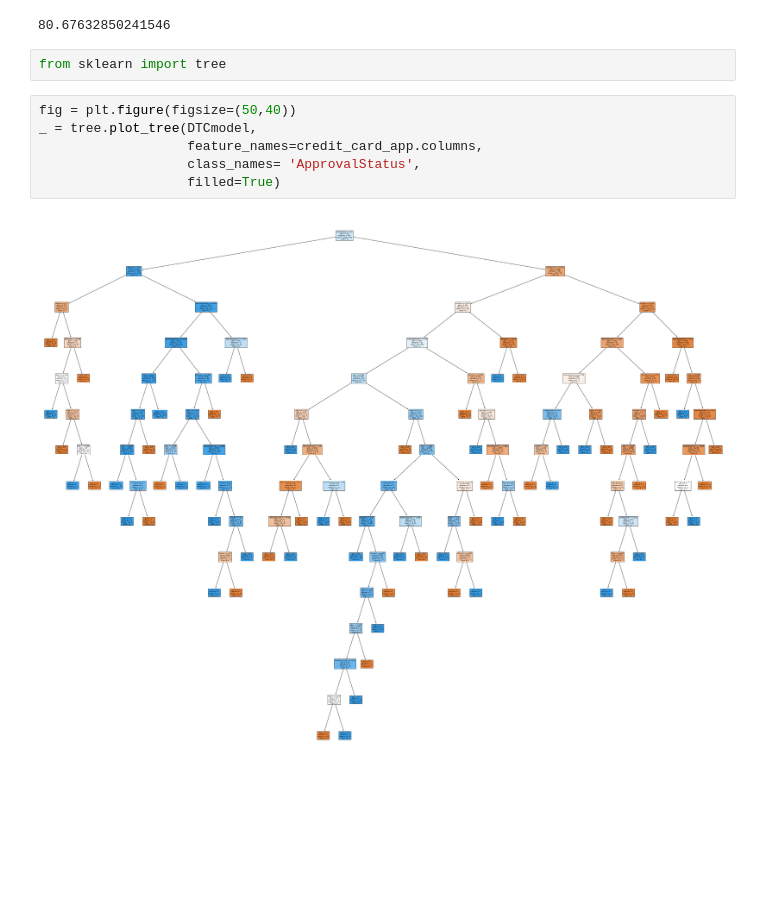
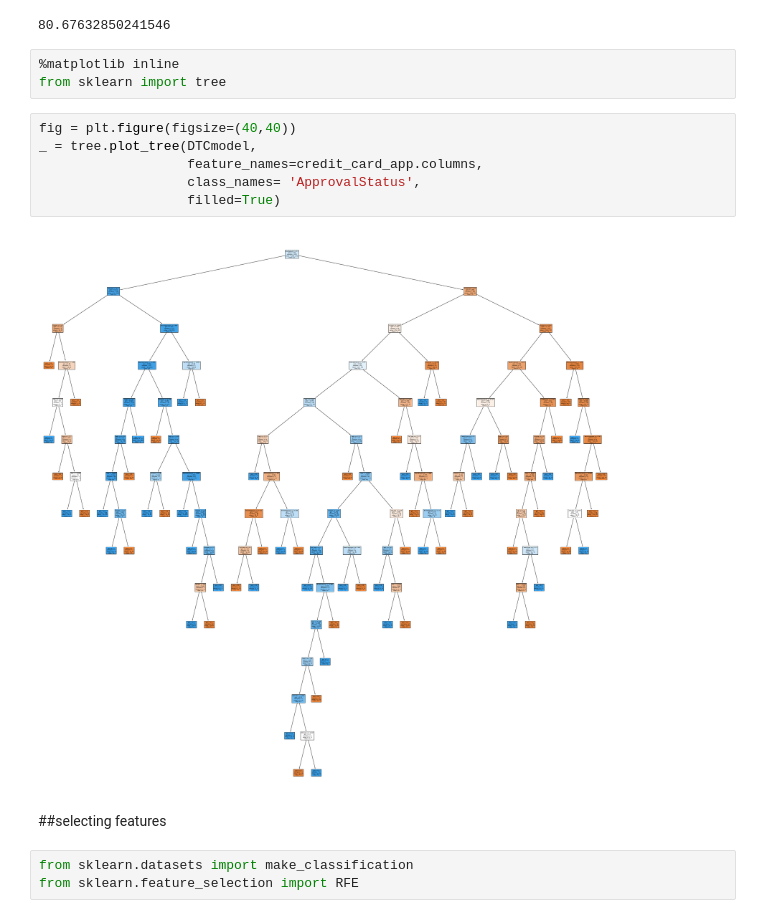
Before and after one commit to damiiete/credit-card-approval-prediction, a Jupyter notebook: credit_approval.ipynb, the cells around one changed output. Cells and saved outputs as stored; diff of their text form; blank space fills up the shorter version.

```diff
--- a/credit_approval.ipynb
+++ b/credit_approval.ipynb
@@ -748,12 +778,18 @@ DTCaccuracy
 # %% [output]
 80.67632850241546
 # %%
+%matplotlib inline
 from sklearn import tree
 # %%
-fig = plt.figure(figsize=(50,40))
+fig = plt.figure(figsize=(40,40))
 _ = tree.plot_tree(DTCmodel,
                    feature_names=credit_card_app.columns,
                    class_names= 'ApprovalStatus',
                    filled=True)
 # %% [output]
-[figure, old version]
+[figure, new version]
+# %% [markdown]
+##selecting features
+# %%
+from sklearn.datasets import make_classification
+from sklearn.feature_selection import RFE
```
Also changed, not shown: parts of 19 cells of this notebook.
